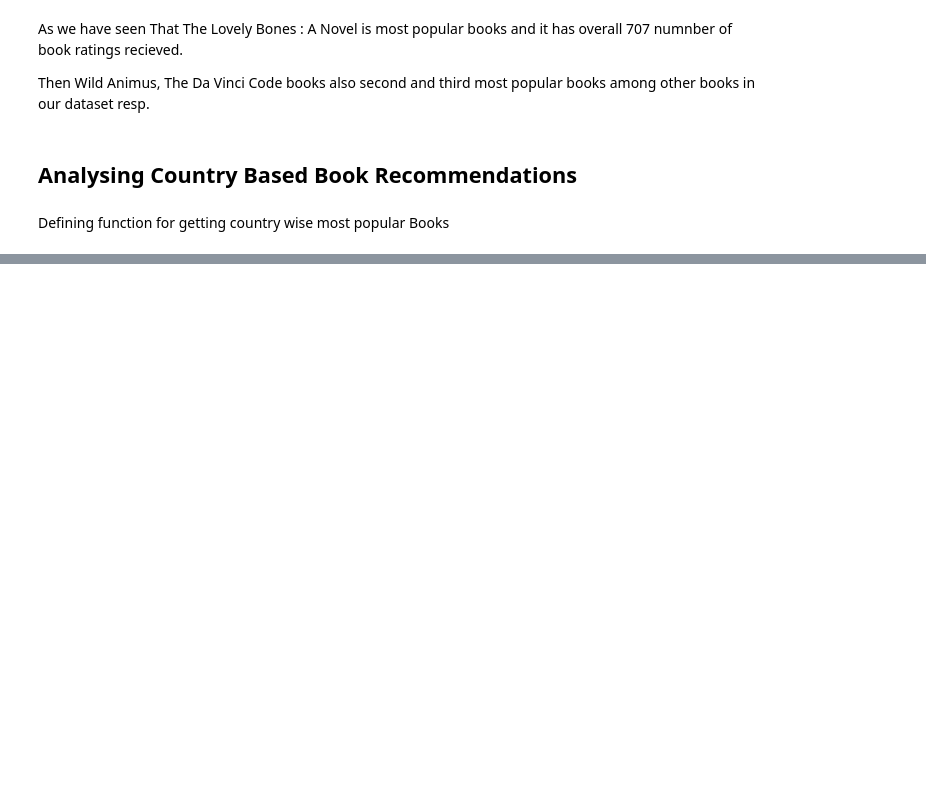
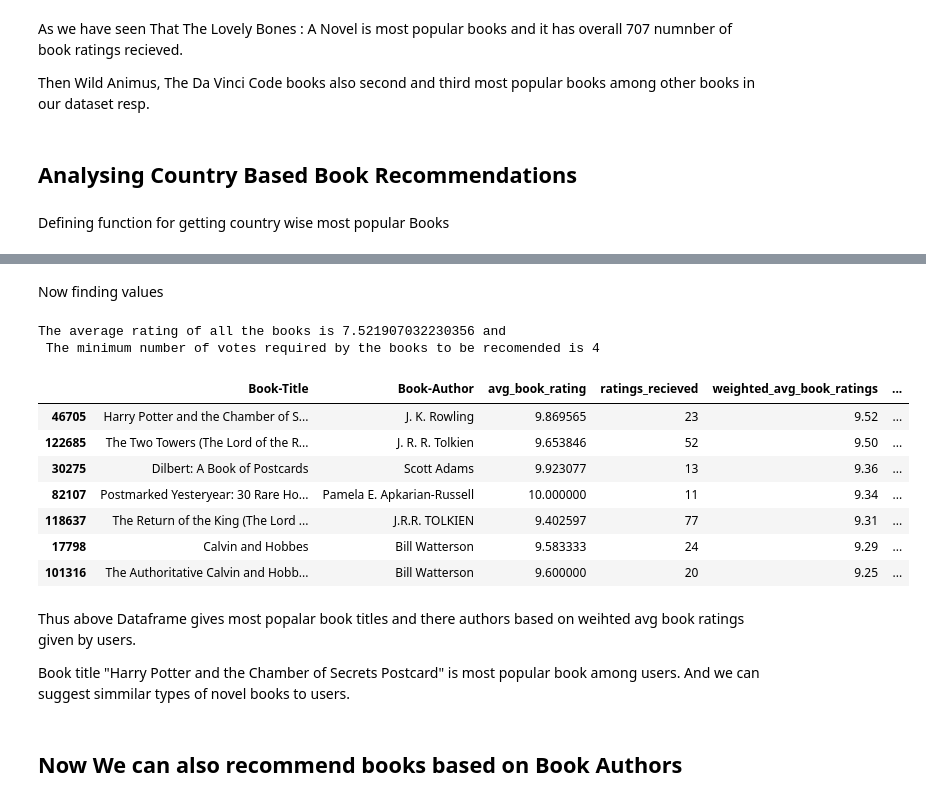
Before and after one commit to Suraj-7077/Unsupervised-ML-Book-Recommendation-system-Model, a Jupyter notebook: Unsupervised_ML_Capstone_Project_IV_.ipynb, the cells around one changed output, grey strips where cells are left out. Drawn from its saved outputs; the diff is of its cells as text; code cells hidden in the pictures; blank space fills up the shorter version.

Commit message:
Started creating recommender Model

```diff
--- a/Unsupervised_ML_Capstone_Project_IV_.ipynb
+++ b/Unsupervised_ML_Capstone_Project_IV_.ipynb
@@ -1106,0 +1128,34 @@ Defining function for getting country wise most popular Books
+# %% [markdown]
+Now finding values
+# %%
+#finding the average rating and number of users who have given ratings (no of votes) received by books
+relevant_data_for_weighted_avg  = final_df.groupby(['Book-Title','Book-Author'],as_index=False).agg(avg_book_rating=('Book-Rating','mean'),ratings_recieved=('Book-Rating','count'))
+v = relevant_data_for_weighted_avg['ratings_recieved']
+R = relevant_data_for_weighted_avg['avg_book_rating']
+C = relevant_data_for_weighted_avg['avg_book_rating'].mean()
+m = int(relevant_data_for_weighted_avg['ratings_recieved'].quantile(0.90)) #minimum number of votes to be listed
+print(f'The average rating of all the books is {C} and \n The minimum number of votes required by the books to be recomended is {m}  ')
+# %% [output]
+The average rating of all the books is 7.521907032230356 and
+ The minimum number of votes required by the books to be recomended is 4
+# %%
+#Calculating weighted average rating of the books
+# Creating column for weighted avg book ratings
+relevant_data_for_weighted_avg['weighted_avg_book_ratings (W)']=round(((R*v)+ (C*m))/(v+m),2)
+# %%
+relevant_data_for_weighted_avg.sort_values(by='weighted_avg_book_ratings (W)', ascending=False).head(7)
+# %% [output]
+|  | Book-Title | Book-Author | avg_book_rating | ratings_recieved | weighted_avg_book_ratings | ... |
+| 46705 | Harry Potter and the Chamber of S... | J. K. Rowling | 9.869565 | 23 | 9.52 | ... |
+| 122685 | The Two Towers (The Lord of the R... | J. R. R. Tolkien | 9.653846 | 52 | 9.50 | ... |
+| 30275 | Dilbert: A Book of Postcards | Scott Adams | 9.923077 | 13 | 9.36 | ... |
+| 82107 | Postmarked Yesteryear: 30 Rare Ho... | Pamela E. Apkarian-Russell | 10.000000 | 11 | 9.34 | ... |
+| 118637 | The Return of the King (The Lord ... | J.R.R. TOLKIEN | 9.402597 | 77 | 9.31 | ... |
+| 17798 | Calvin and Hobbes | Bill Watterson | 9.583333 | 24 | 9.29 | ... |
+| 101316 | The Authoritative Calvin and Hobb... | Bill Watterson | 9.600000 | 20 | 9.25 | ... |
+# %% [markdown]
+Thus above Dataframe gives most popalar book titles and there authors based on weihted avg book ratings given by users.
+
+Book title "Harry Potter and the Chamber of Secrets Postcard" is most popular book among users. And we can suggest simmilar types of novel books to users.
+# %% [markdown]
+## Now We can also recommend books based on Book Authors
```
Also changed, not shown: parts of 8 cells of this notebook.
